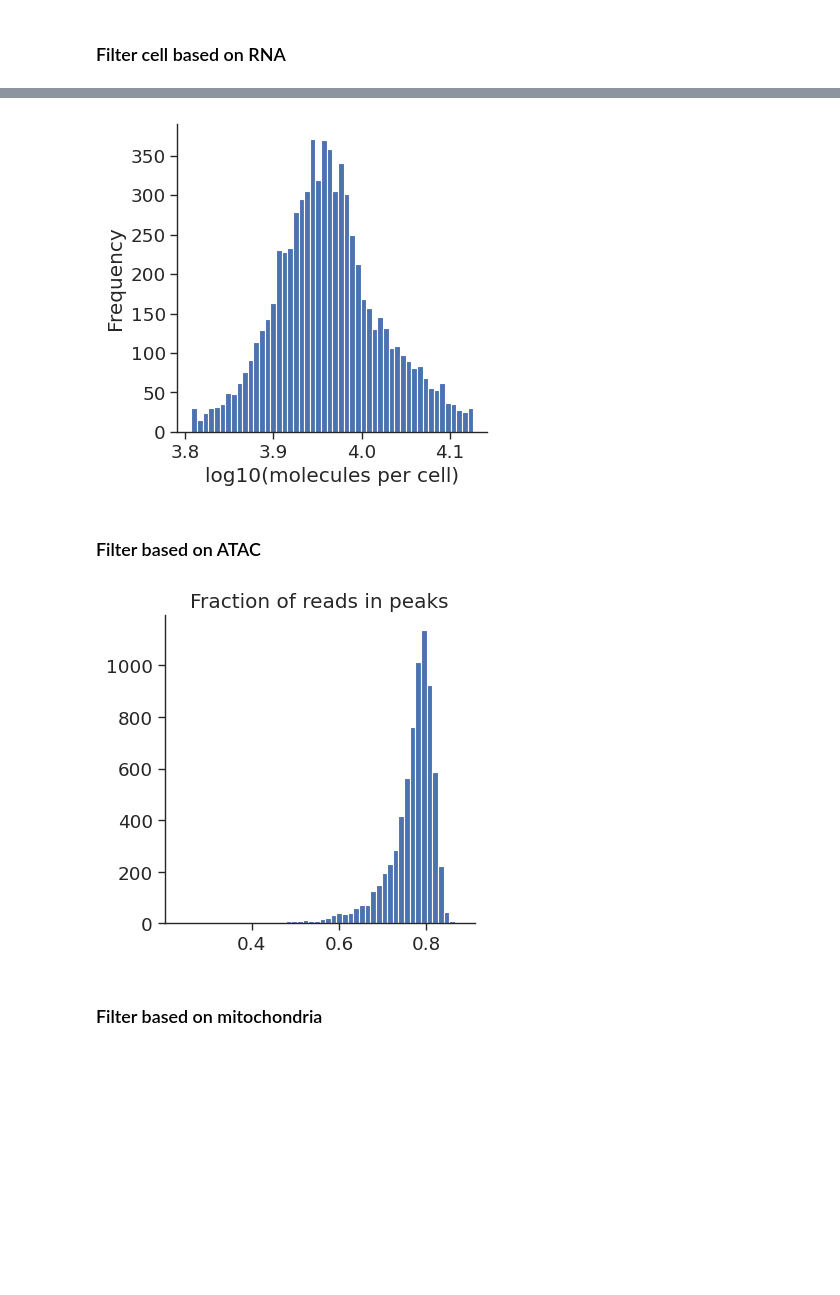
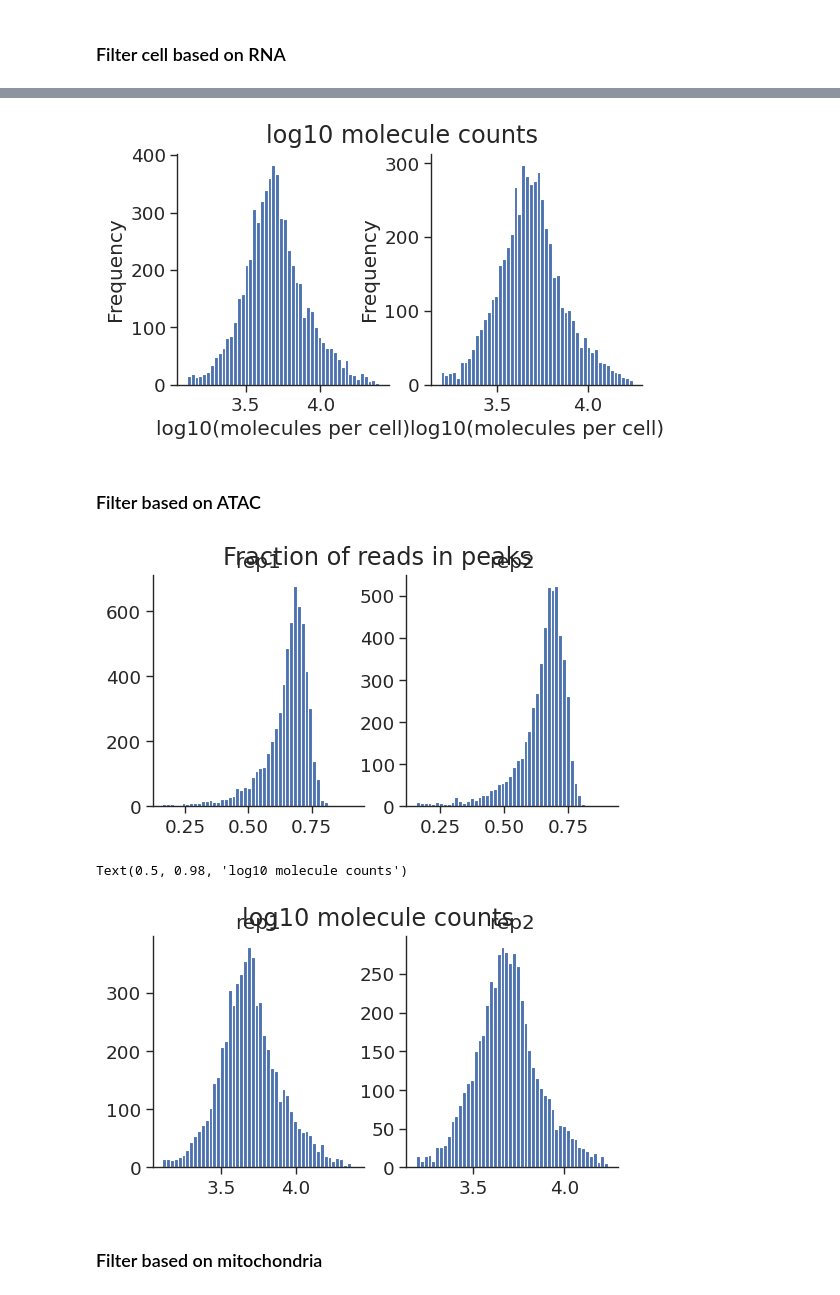
Before and after one commit to settylab/single-cell-primers, a Jupyter notebook: notebooks/tcell-dep-multiome-RNA.ipynb, the cells around one changed output, grey strips where cells are left out. Drawn from its saved outputs; the diff is of its cells as text; code cells hidden in the pictures; blank space fills up the shorter version.

```diff
--- a/notebooks/tcell-dep-multiome-RNA.ipynb
+++ b/notebooks/tcell-dep-multiome-RNA.ipynb
@@ -121,5 +113,3 @@ atac_ad
-# %%
-sample_cells = rna_ad.obs_names
 # %% [markdown]
 # Preprocess
 # %% [markdown]
@@ -145,13 +143,14 @@ sns.despine()
 # %%
 # Manually adjust the threshold percentage depending on the dataset
 # Doublet detection (Eg: scrublet) will work better for higher molecule count cells
-THRESHOLDS = np.log10(np.percentile((ad.obs['total_counts']), [3.5, 99.5]))
 
-plt.figure()
-ax = plt.gca()
-ax.hist(np.log10(ad.obs['total_counts']), 50)
-ax.vlines(THRESHOLDS, ax.get_ylim()[0], ax.get_ylim()[1], color='black', linestyle='--')
-ax.set_xlabel('log10(molecules per cell)')
-ax.set_ylabel('Frequency')
+fig = palantir.plot.FigureGrid(len(samples), 5)
+for sample, ax in zip(samples, fig):
+    THRESHOLDS = np.log10(np.percentile((rna_ad.obs['total_counts']), [3.5, 99.5]))
+    ax.hist(np.log10(rna_ad.obs['total_counts']), 50)
+    ax.vlines(THRESHOLDS, ax.get_ylim()[0], ax.get_ylim()[1], color='black', linestyle='--')
+    ax.set_xlabel('log10(molecules per cell)')
+    ax.set_ylabel('Frequency')
+plt.suptitle('thresholds')
 sns.despine()
 # %% [output]
@@ -159,28 +158,41 @@ sns.despine()
-# %%
-# Filter cells
-sample_cells = sample_cells[(np.log10(ad.obs['total_counts'][sample_cells]) > THRESHOLDS[0]) & \
-    (np.log10(ad.obs['total_counts'][sample_cells]) < THRESHOLDS[1]) ]
+# %%
+# Filter cells
+for sample, ax in zip (samples, fig):
+    rna_ad = rna_ad_dict[sample]
+    cells = rna_ad.obs_names
+
+    # Filter
+    THRESHOLDS = np.percentile((rna_ad.obs['total_counts']), [2.5, 99.5])
+    sample_cells[sample] = cells[(rna_ad.obs['total_counts'][cells] > THRESHOLDS[0]) & \
+        (rna_ad.obs['total_counts'][cells] < THRESHOLDS[1])]
 # %%
-plt.figure()
-ax = plt.gca()
-ax.hist(np.log10(ad.obs['total_counts'][sample_cells]), 50)
-ax.set_xlabel('log10(molecules per cell)')
-ax.set_ylabel('Frequency')
+fig = palantir.plot.FigureGrid(len(samples), 5)
+for sample, ax in zip(samples, fig):
+    rna_ad = rna_ad_dict[sample]
+    cells = rna_ad.obs_names
+    ax.hist(np.log10(rna_ad.obs['total_counts'][sample_cells[sample]]), 50)
+    ax.set_xlabel('log10(molecules per cell)')
+    ax.set_ylabel('Frequency')
+plt.suptitle('log10 molecule counts')
 sns.despine()
 # %% [output]
-[figure, old version]
+[figure, new version]
 # %% [markdown]
 ### Filter based on ATAC
 # %%
 ## CAUTION: CellRanger peak calling is unreliable and we only use it here to filter cells with low
 ##          fraction of reads in peaks. This is ok since CellRanger peak caller dramatically over estimates
 ##          the peak widths. We might incur some false negatives, but thats an acceptable error for filtering
-plt.figure()
-ax = plt.gca()
-ax.hist(atac_ad.obs['FRIP'][sample_cells], 50)
-plt.title('Fraction of reads in peaks')
+fig = palantir.plot.FigureGrid(len(samples), 5)
+for sample, ax in zip(samples, fig):
+    ax.hist(bc_metrics_dict[sample]['FRIP'][sample_cells[sample]], 50)
+    ax.set_title(sample)
+
+
+plt.suptitle('Fraction of reads in peaks')
+
 sns.despine()
 # %% [output]
-[figure, old version]
+[figure, new version]
 # %%
 THRESHOLD = 0.4
@@ -188,3 +200,14 @@ sample_cells = sample_cells[atac_ad.obs['FRIP'][sample_cells] > THRESHOLD]
+# %%
+fig = palantir.plot.FigureGrid(len(samples), 5)
+for sample, ax in zip (samples, fig):
+    rna_ad = rna_ad_dict[sample]
+    ax.hist(np.log10(rna_ad.obs['total_counts'][sample_cells[sample]]), 50)
+    ax.set_title(sample)
+sns.despine()
+plt.suptitle('log10 molecule counts')
+# %% [output]
+Text(0.5, 0.98, 'log10 molecule counts')
+[figure, added]
 # %% [markdown]
 ### Filter based on mitochondria
 # %%
```
Also changed, not shown: parts of 53 cells of this notebook, 5 other files.
